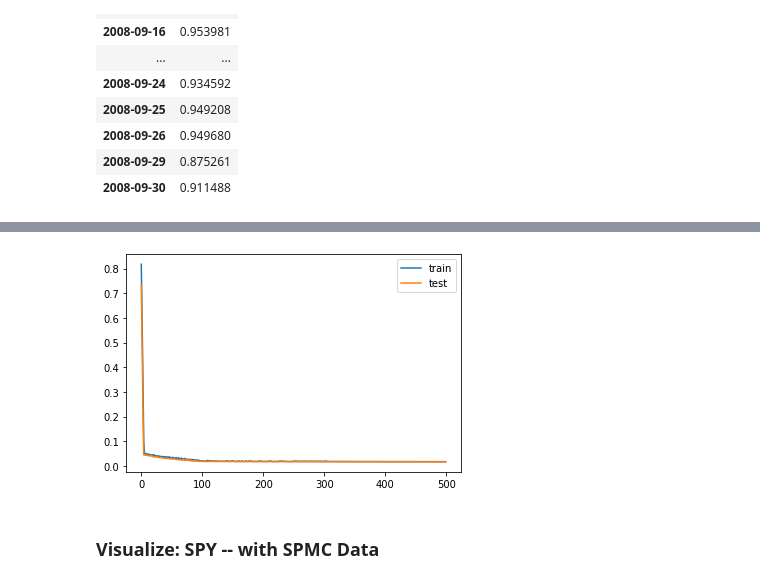
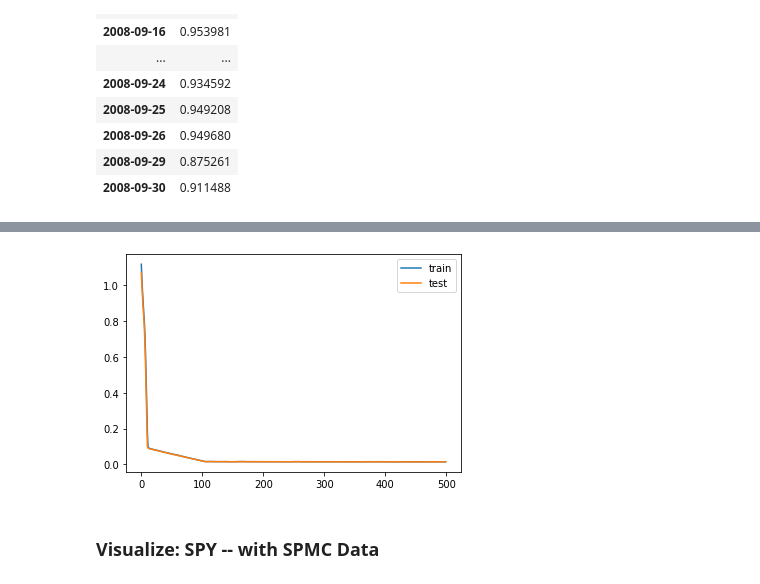
Before and after one commit to YILINGU10/Portfolio_Selection, a Jupyter notebook: PortfolioSelection_0726.ipynb, the cells around one changed output, grey strips where cells are left out. Drawn from its saved outputs; the diff is of its cells as text; code cells hidden in the pictures.

```diff
--- a/PortfolioSelection_0726.ipynb
+++ b/PortfolioSelection_0726.ipynb
@@ -146,3 +142,3 @@ W0813 17:14:08.745255 4683789760 deprecation_wrapper.py:119] From /usr/local/Cel
 # %%
-autoencoder_model.fit(SPMC_returns, SPMC_returns, epochs = 1500)
+autoencoder_model.fit(SPMC_returns, SPMC_returns, epochs = 10000)
 # %% [output]
@@ -247,8 +240,10 @@ top10_bot10 = SPMC_relative_prices.iloc[:,top10_bot10_index]
 dfp_model = Sequential()
 
 #input 87 stock data, and the hidden layer has 5 neurons; no biased involved (unless we let use_bias = TRUE)
-dfp_model.add(Dense(units = 3, input_dim = 10, activation='relu', use_bias = False))
-dfp_model.add(Dense(units = 1, activation='relu', use_bias = False))
+dfp_model.add(Dense(units = 3, input_dim = 10, use_bias = False))
+dfp_model.add(LeakyReLU(alpha=0.05))
+dfp_model.add(Dense(units = 1, use_bias = False))
+dfp_model.add(LeakyReLU(alpha=0.05))
 # %% [markdown]
 ### Set optimizer and learning rate
 # %%
@@ -256,7 +251,7 @@ dfp_opt = RMSprop(lr=0.0001) # Seems like adam is resolving problem of getting s
 # %% [markdown]
 ### Compile & learn
 # %%
-dfp_model.compile(optimizer=dfp_opt, loss='mse', metrics=['mae'])
+dfp_model.compile(optimizer='adam', loss='mse', metrics=['mae'])
 # %%
-dfp_model.fit(top10_bot10, SPMC_SPY_relative_price_benchmark, epochs = 2000, verbose = 1)
+dfp_model.fit(top10_bot10, SPMC_SPY_relative_price_benchmark, epochs = 10000, verbose = 0)
 # %% [output]
@@ -440,6 +389,7 @@ from matplotlib import pyplot
 # design network
 LSTM_model = Sequential()
 LSTM_model.add(LSTM(5, input_shape=(train_input.shape[1], train_input.shape[2])))
+LSTM_model.add(LeakyReLU(alpha=0.05))
 LSTM_model.add(Dense(1))
 LSTM_model.compile(loss='mae', optimizer='adam')
 # fit network
@@ -473,4 +423,4 @@ Epoch 500/500
-[figure, old version]
+[figure, new version]
 # %%
 LSTM_result = LSTM_model.predict(train_input)
 # %%
```
Also changed, not shown: parts of 19 cells of this notebook, 2 other files.
